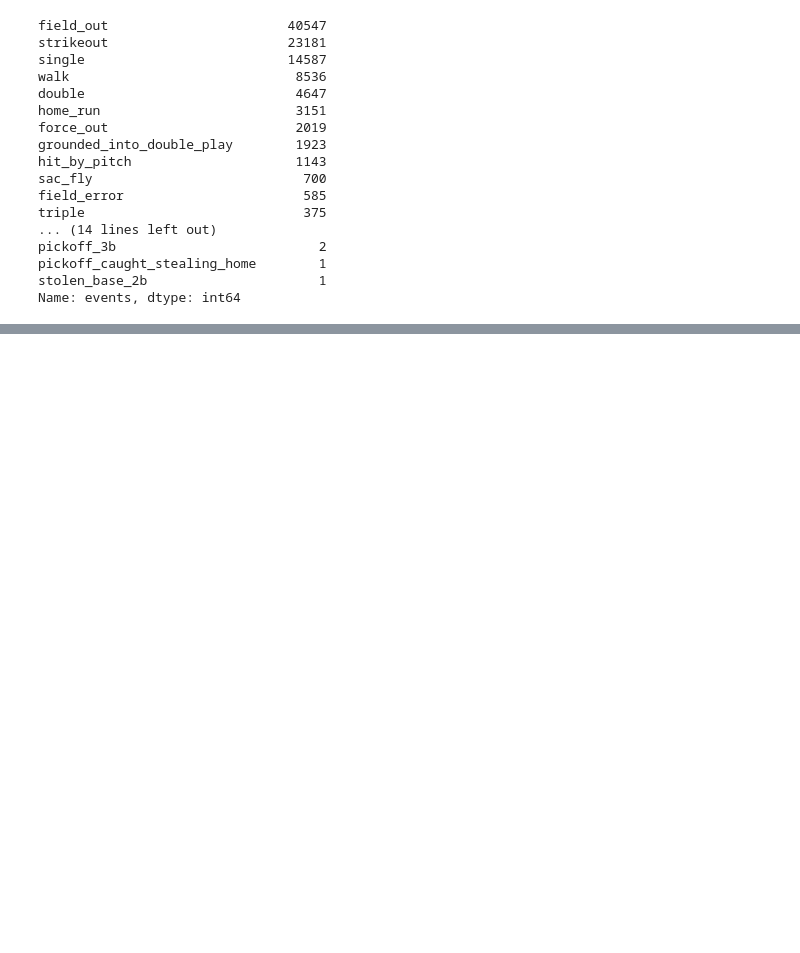
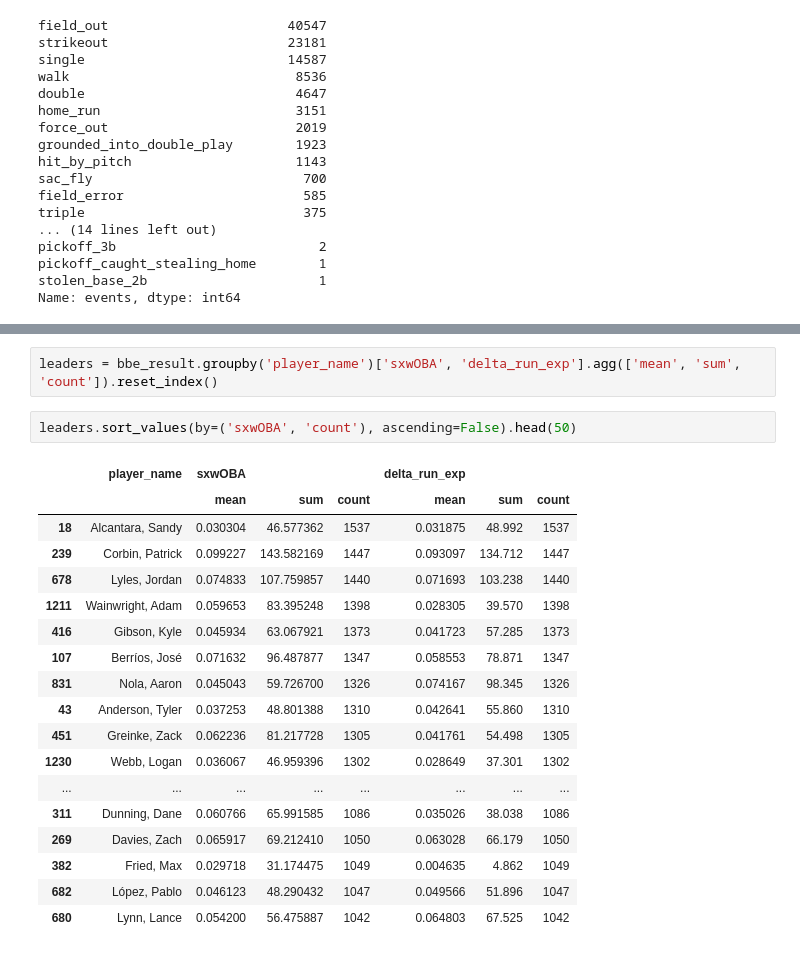
Before and after one commit to sam-walsh/sxwOBA, a Jupyter notebook: notebooks/run_values.ipynb, the cells around one changed output, grey strips where cells are left out. Drawn from its saved outputs; the diff is of its cells as text; blank space fills up the shorter version.

```diff
--- a/notebooks/run_values.ipynb
+++ b/notebooks/run_values.ipynb
@@ -30,0 +302,23 @@ df.loc[df['description']=='hit_into_play', 'events'].value_counts()
+# %%
+leaders = bbe_result.groupby('player_name')['sxwOBA', 'delta_run_exp'].agg(['mean', 'sum', 'count']).reset_index()
+# %%
+leaders.sort_values(by=('sxwOBA', 'count'), ascending=False).head(50)
+# %% [output]
+|  | player_name | sxwOBA |  |  | delta_run_exp |  |  |
+|  |  | mean | sum | count | mean | sum | count |
+| 18 | Alcantara, Sandy | 0.030304 | 46.577362 | 1537 | 0.031875 | 48.992 | 1537 |
+| 239 | Corbin, Patrick | 0.099227 | 143.582169 | 1447 | 0.093097 | 134.712 | 1447 |
+| 678 | Lyles, Jordan | 0.074833 | 107.759857 | 1440 | 0.071693 | 103.238 | 1440 |
+| 1211 | Wainwright, Adam | 0.059653 | 83.395248 | 1398 | 0.028305 | 39.570 | 1398 |
+| 416 | Gibson, Kyle | 0.045934 | 63.067921 | 1373 | 0.041723 | 57.285 | 1373 |
+| 107 | Berríos, José | 0.071632 | 96.487877 | 1347 | 0.058553 | 78.871 | 1347 |
+| 831 | Nola, Aaron | 0.045043 | 59.726700 | 1326 | 0.074167 | 98.345 | 1326 |
+| 43 | Anderson, Tyler | 0.037253 | 48.801388 | 1310 | 0.042641 | 55.860 | 1310 |
+| 451 | Greinke, Zack | 0.062236 | 81.217728 | 1305 | 0.041761 | 54.498 | 1305 |
+| 1230 | Webb, Logan | 0.036067 | 46.959396 | 1302 | 0.028649 | 37.301 | 1302 |
+| ... | ... | ... | ... | ... | ... | ... | ... |
+| 311 | Dunning, Dane | 0.060766 | 65.991585 | 1086 | 0.035026 | 38.038 | 1086 |
+| 269 | Davies, Zach | 0.065917 | 69.212410 | 1050 | 0.063028 | 66.179 | 1050 |
+| 382 | Fried, Max | 0.029718 | 31.174475 | 1049 | 0.004635 | 4.862 | 1049 |
+| 682 | López, Pablo | 0.046123 | 48.290432 | 1047 | 0.049566 | 51.896 | 1047 |
+| 680 | Lynn, Lance | 0.054200 | 56.475887 | 1042 | 0.064803 | 67.525 | 1042 |
```
Also changed, not shown: parts of 18 cells of this notebook, 1 other file.
